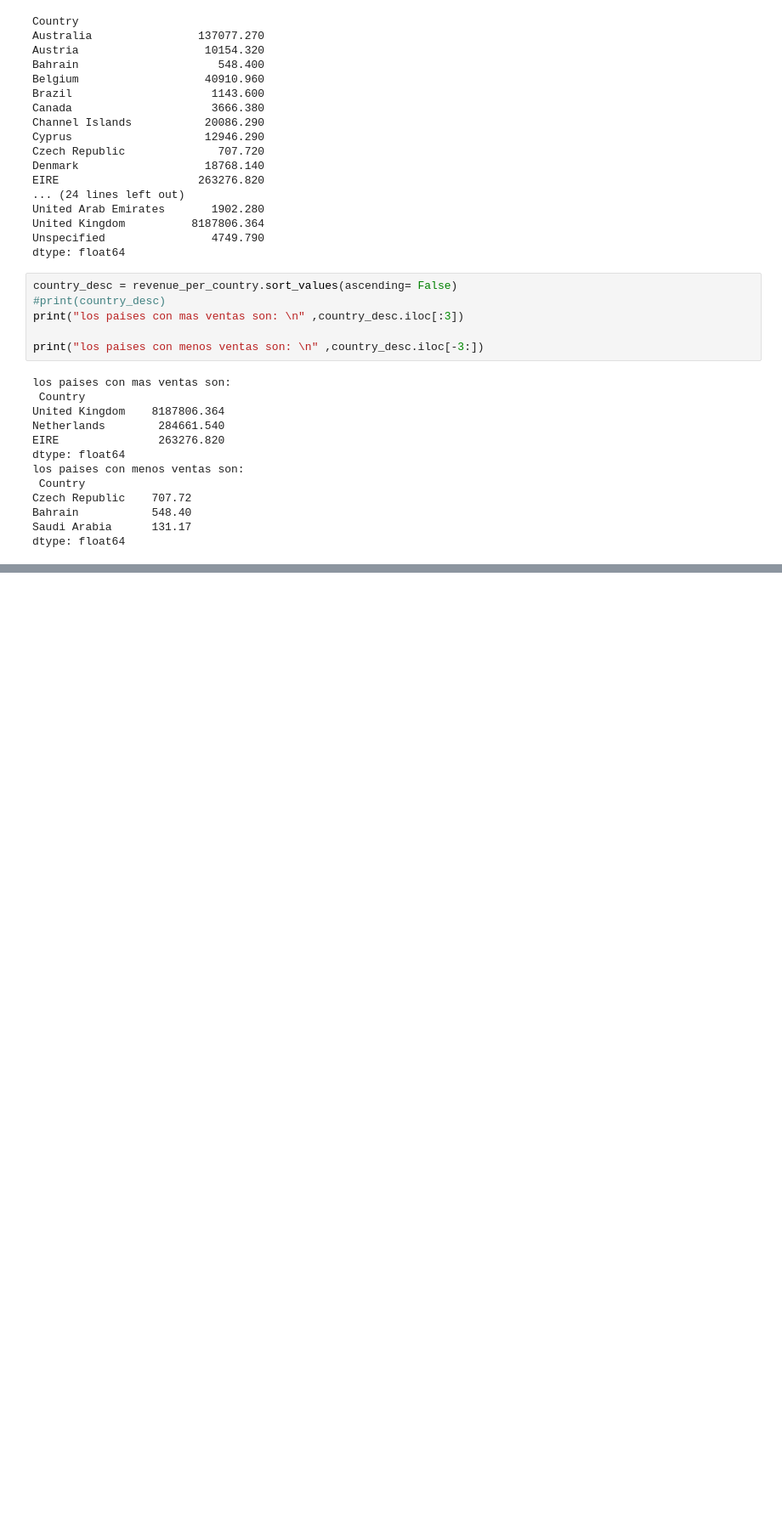
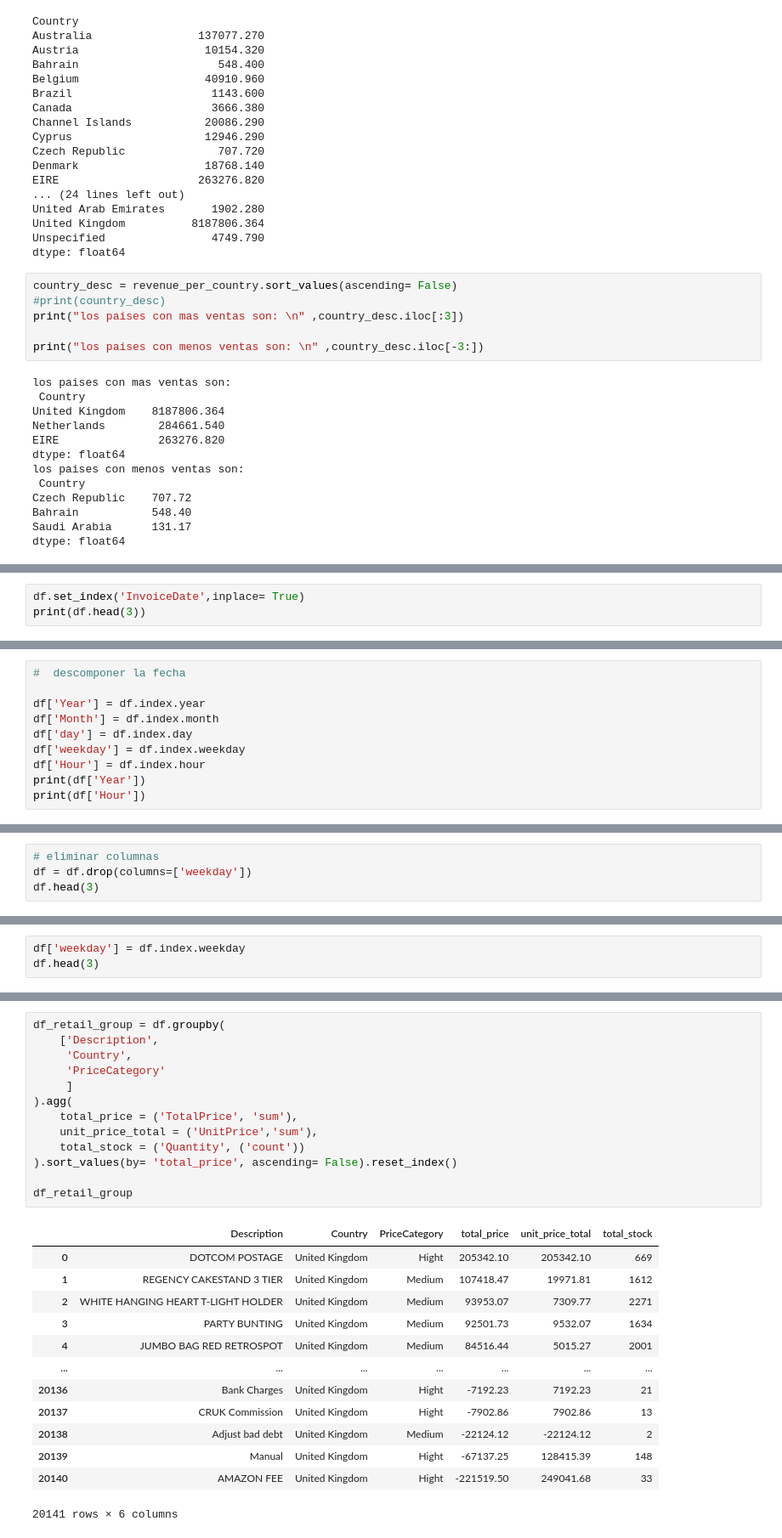
Before and after one commit to luchito0325/Analisis_de_datos_python, a Jupyter notebook: manipulacion_columnas.ipynb, the cells around one changed output, grey strips where cells are left out. Shown at 85% size. Saved outputs shown, nothing was run; the diff lists cells and outputs as text; blank space fills up the shorter version.

```diff
--- a/manipulacion_columnas.ipynb
+++ b/manipulacion_columnas.ipynb
@@ -260,0 +635,3 @@ dtype: float64
+# %%
+df.set_index('InvoiceDate',inplace= True)
+print(df.head(3))
@@ -260,0 +656,10 @@ dtype: float64
+# %%
+#  descomponer la fecha
+
+df['Year'] = df.index.year
+df['Month'] = df.index.month
+df['day'] = df.index.day
+df['weekday'] = df.index.weekday
+df['Hour'] = df.index.hour
+print(df['Year'])
+print(df['Hour'])
@@ -260,0 +672,4 @@ dtype: float64
+# %%
+# eliminar columnas
+df = df.drop(columns=['weekday'])
+df.head(3)
@@ -260,0 +682,3 @@ dtype: float64
+# %%
+df['weekday'] = df.index.weekday
+df.head(3)
@@ -260,0 +803,27 @@ dtype: float64
+# %%
+df_retail_group = df.groupby(
+    ['Description',
+     'Country',
+     'PriceCategory'
+     ]
+).agg(
+    total_price = ('TotalPrice', 'sum'),
+    unit_price_total = ('UnitPrice','sum'),
+    total_stock = ('Quantity', ('count'))
+).sort_values(by= 'total_price', ascending= False).reset_index()
+
+df_retail_group
+# %% [output]
+|  | Description | Country | PriceCategory | total_price | unit_price_total | total_stock |
+| 0 | DOTCOM POSTAGE | United Kingdom | Hight | 205342.10 | 205342.10 | 669 |
+| 1 | REGENCY CAKESTAND 3 TIER | United Kingdom | Medium | 107418.47 | 19971.81 | 1612 |
+| 2 | WHITE HANGING HEART T-LIGHT HOLDER | United Kingdom | Medium | 93953.07 | 7309.77 | 2271 |
+| 3 | PARTY BUNTING | United Kingdom | Medium | 92501.73 | 9532.07 | 1634 |
+| 4 | JUMBO BAG RED RETROSPOT | United Kingdom | Medium | 84516.44 | 5015.27 | 2001 |
+| ... | ... | ... | ... | ... | ... | ... |
+| 20136 | Bank Charges | United Kingdom | Hight | -7192.23 | 7192.23 | 21 |
+| 20137 | CRUK Commission | United Kingdom | Hight | -7902.86 | 7902.86 | 13 |
+| 20138 | Adjust bad debt | United Kingdom | Medium | -22124.12 | -22124.12 | 2 |
+| 20139 | Manual | United Kingdom | Hight | -67137.25 | 128415.39 | 148 |
+| 20140 | AMAZON FEE | United Kingdom | Hight | -221519.50 | 249041.68 | 33 |
+20141 rows × 6 columns
```
Also changed, not shown: parts of 37 cells of this notebook, 2 other files.
